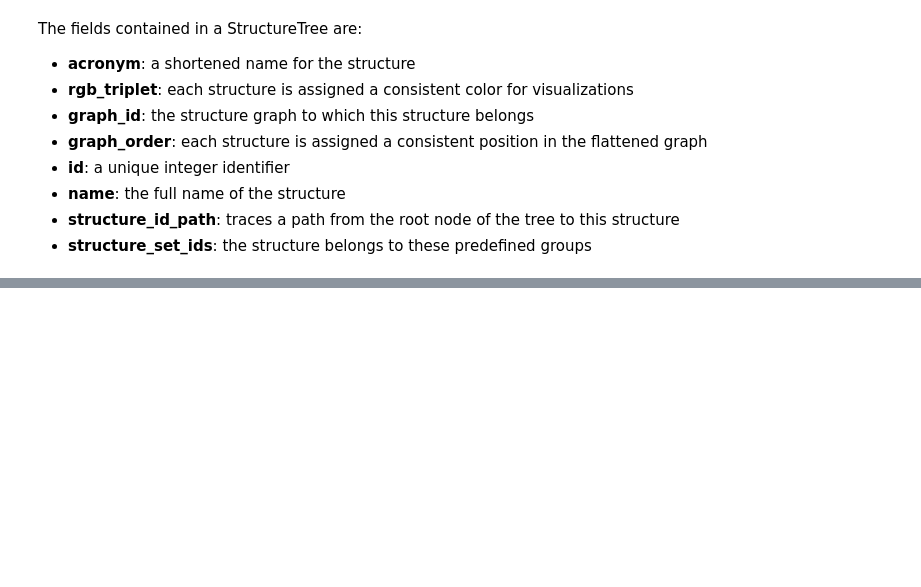
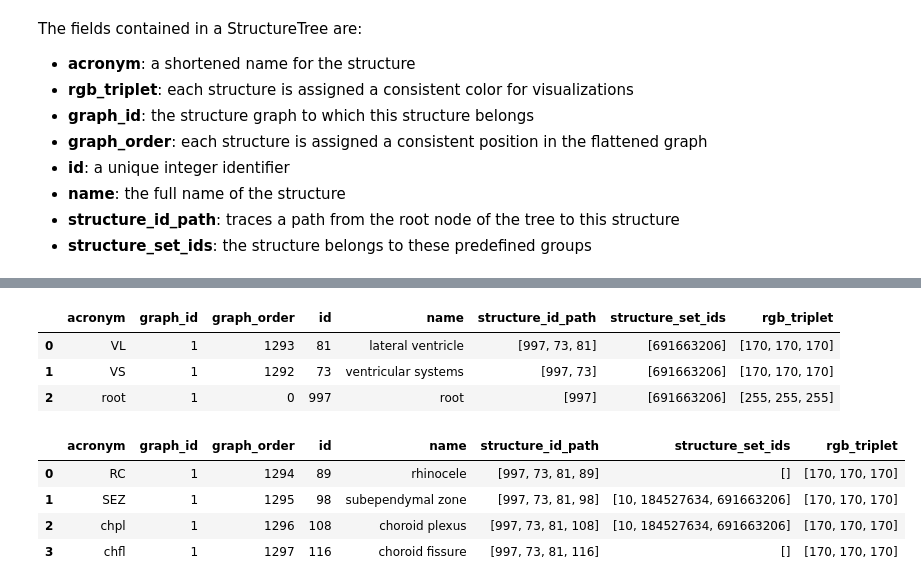
Before and after one commit to HMS-IDAC/RiffleShuffle, a Jupyter notebook: python/Explore the Allen Atlas.ipynb, the cells around one changed output, grey strips where cells are left out. Cells and saved outputs as stored; diff of their text form; code cells hidden in the pictures; blank space fills up the shorter version.

```diff
--- a/python/Explore the Allen Atlas.ipynb
+++ b/python/Explore the Allen Atlas.ipynb
@@ -56,0 +306,15 @@ pd.DataFrame(oapi.get_structure_sets(structure_set_ids))
+# %%
+idx = 81
+
+display(pd.DataFrame(tree.ancestors([idx])[0]))
+display(pd.DataFrame(tree.children([idx])[0]))
+# %% [output]
+|  | acronym | graph_id | graph_order | id | name | structure_id_path | structure_set_ids | rgb_triplet |
+| 0 | VL | 1 | 1293 | 81 | lateral ventricle | [997, 73, 81] | [691663206] | [170, 170, 170] |
+| 1 | VS | 1 | 1292 | 73 | ventricular systems | [997, 73] | [691663206] | [170, 170, 170] |
+| 2 | root | 1 | 0 | 997 | root | [997] | [691663206] | [255, 255, 255] |
+|  | acronym | graph_id | graph_order | id | name | structure_id_path | structure_set_ids | rgb_triplet |
+| 0 | RC | 1 | 1294 | 89 | rhinocele | [997, 73, 81, 89] | [] | [170, 170, 170] |
+| 1 | SEZ | 1 | 1295 | 98 | subependymal zone | [997, 73, 81, 98] | [10, 184527634, 691663206] | [170, 170, 170] |
+| 2 | chpl | 1 | 1296 | 108 | choroid plexus | [997, 73, 81, 108] | [10, 184527634, 691663206] | [170, 170, 170] |
+| 3 | chfl | 1 | 1297 | 116 | choroid fissure | [997, 73, 81, 116] | [] | [170, 170, 170] |
```
Also changed, not shown: parts of 16 cells of this notebook.
